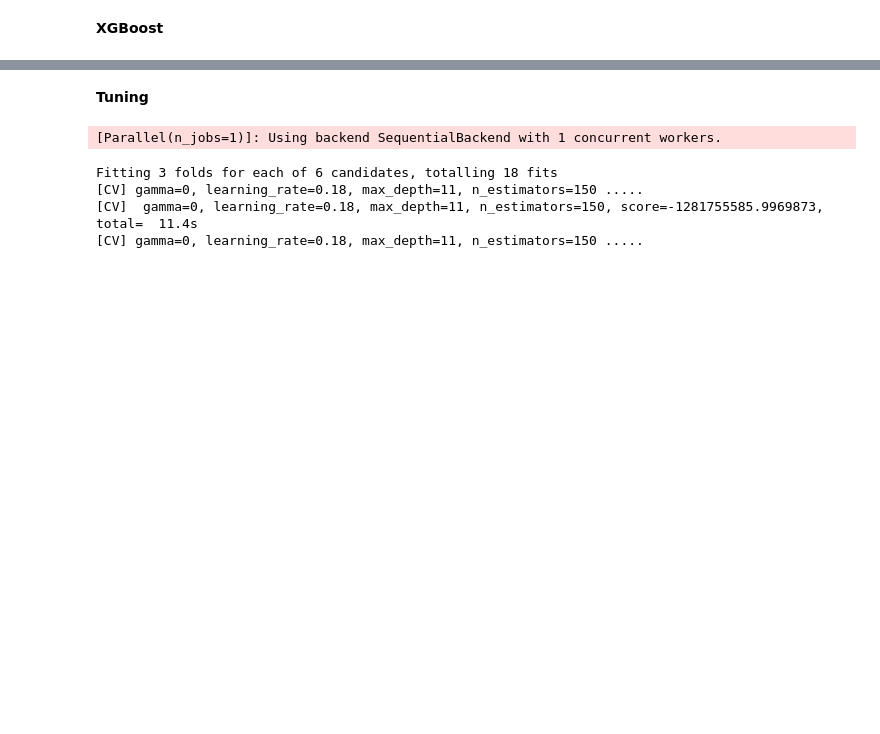
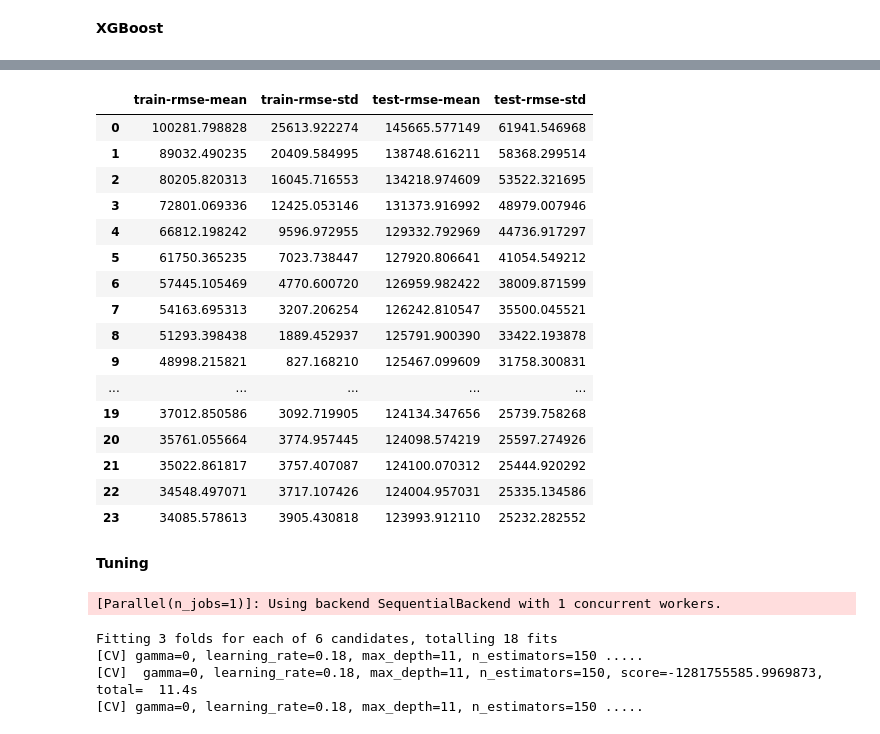
Before and after one commit to Elianagam/orgaDatosTp2, a Jupyter notebook: modelo.ipynb, the cells around one changed output, grey strips where cells are left out. Cells and saved outputs as stored; diff of their text form; code cells hidden in the pictures; blank space fills up the shorter version.

Commit message:
Actualizacion modelo

```diff
--- a/modelo.ipynb
+++ b/modelo.ipynb
@@ -24,0 +46,2 @@ model_w1.to_pickle('data/model/model2_w1.pkl')
+# %%
+model.drop(columns='ref_hash', inplace=True)
@@ -24,0 +50,2 @@ model_w1.to_pickle('data/model/model2_w1.pkl')
+# %%
+train, test = train_test_split(model, test_size=0.2)
@@ -38,6 +70,6 @@ test_X = test.drop(columns=['time_appearence'])
 # %%
-xg_reg = xgb.XGBRegressor(objective ='reg:linear', colsample_bytree = 1, learning_rate = 0.18,
-                max_depth = 11, alpha = 0, n_estimators = 150, gamma = 0)
+xg_reg = xgb.XGBRegressor(objective ='reg:linear', colsample_bytree = 1, learning_rate = 0.1,
+                max_depth = 14, alpha = 0, n_estimators = 200, gamma = 0)
 xg_reg.fit(train_X, train_Y)
 # %% [output]
 XGBRegressor(alpha=0, base_score=0.5, booster='gbtree', colsample_bylevel=1,
@@ -64,0 +214,6 @@ mean_squared_error(test_Y, xg_reg.predict(test_X))
+# %%
+xgtrain = xgb.DMatrix(train_X, label=train_Y)
+xgb_param = xg_reg.get_xgb_params()
+
+cvresult = xgb.cv(xgb_param, xgtrain, num_boost_round=40, nfold=4, metrics=['mse'],
+     early_stopping_rounds=10, stratified=True, seed=1301)
@@ -65,3 +222,23 @@ mean_squared_error(test_Y, xg_reg.predict(test_X))
+# %%
+cvresult.
+# %% [output]
+|  | train-rmse-mean | train-rmse-std | test-rmse-mean | test-rmse-std |
+| 0 | 100281.798828 | 25613.922274 | 145665.577149 | 61941.546968 |
+| 1 | 89032.490235 | 20409.584995 | 138748.616211 | 58368.299514 |
+| 2 | 80205.820313 | 16045.716553 | 134218.974609 | 53522.321695 |
+| 3 | 72801.069336 | 12425.053146 | 131373.916992 | 48979.007946 |
+| 4 | 66812.198242 | 9596.972955 | 129332.792969 | 44736.917297 |
+| 5 | 61750.365235 | 7023.738447 | 127920.806641 | 41054.549212 |
+| 6 | 57445.105469 | 4770.600720 | 126959.982422 | 38009.871599 |
+| 7 | 54163.695313 | 3207.206254 | 126242.810547 | 35500.045521 |
+| 8 | 51293.398438 | 1889.452937 | 125791.900390 | 33422.193878 |
+| 9 | 48998.215821 | 827.168210 | 125467.099609 | 31758.300831 |
+| ... | ... | ... | ... | ... |
+| 19 | 37012.850586 | 3092.719905 | 124134.347656 | 25739.758268 |
+| 20 | 35761.055664 | 3774.957445 | 124098.574219 | 25597.274926 |
+| 21 | 35022.861817 | 3757.407087 | 124100.070312 | 25444.920292 |
+| 22 | 34548.497071 | 3717.107426 | 124004.957031 | 25335.134586 |
+| 23 | 34085.578613 | 3905.430818 | 123993.912110 | 25232.282552 |
 # %% [markdown]
 **Tuning**
 # %%
```
Also changed, not shown: parts of 37 cells of this notebook, 3 other files.
